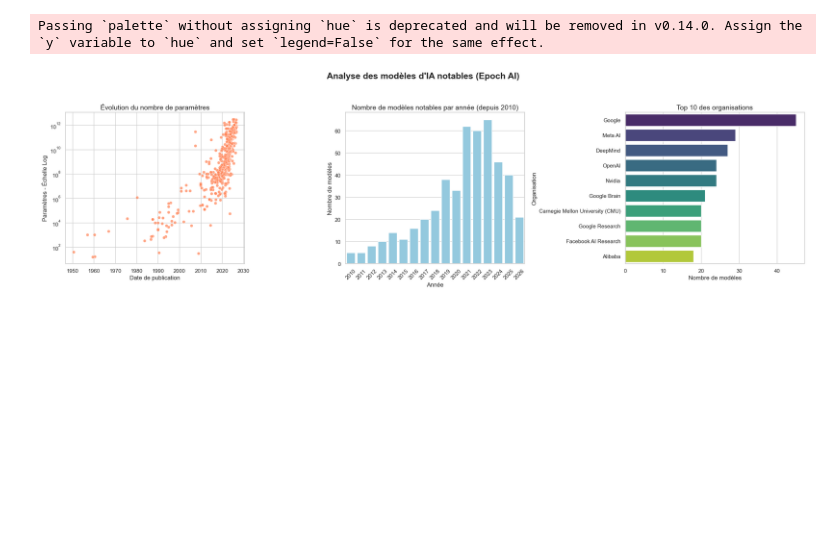
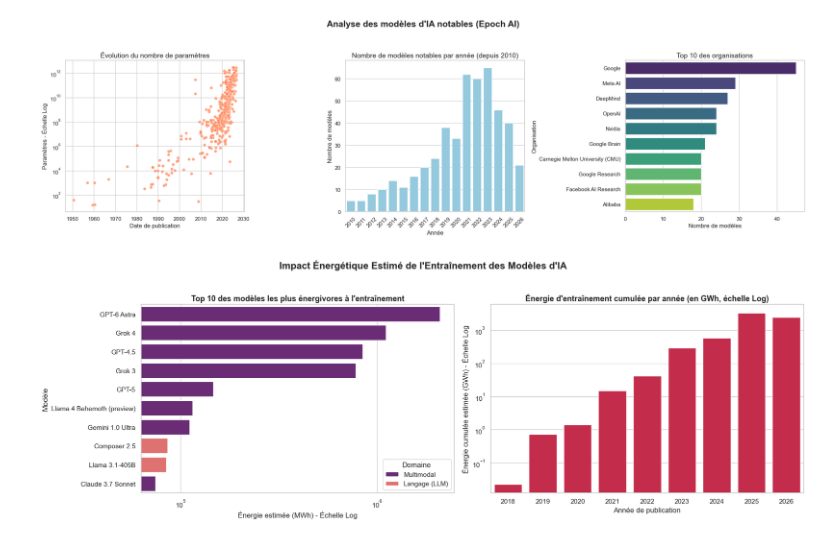
Before and after one commit to DufaudSimon/Projet_Impact_IA_Generative, a Jupyter notebook: Data/Models/Entraînement_des_modèles_évolution/Code_graphiques.ipynb, the cells around one changed output. Cells and saved outputs as stored; diff of their text form; code cells hidden in the pictures; blank space fills up the shorter version.

```diff
--- a/Data/Models/Entraînement_des_modèles_évolution/Code_graphiques.ipynb
+++ b/Data/Models/Entraînement_des_modèles_évolution/Code_graphiques.ipynb
@@ -48,7 +48,7 @@ ax3 = axes[2]
 if col_org in df.columns:
     orgs = df[col_org].dropna().str.split(',').explode().str.strip()
     top_orgs = orgs.value_counts().head(10)
-    sns.barplot(y=top_orgs.index, x=top_orgs.values, palette='viridis', ax=ax3)
+    sns.barplot(y=top_orgs.index, x=top_orgs.values, hue=top_orgs.index, palette='viridis', legend=False, ax=ax3)
     ax3.set_title('Top 10 des organisations', fontsize=14)
     ax3.set_xlabel('Nombre de modèles')
     ax3.set_ylabel('Organisation')
@@ -57,7 +57,6 @@ if col_org in df.columns:
 plt.tight_layout()
 plt.show()
 # %% [output]
-Passing `palette` without assigning `hue` is deprecated and will be removed in v0.14.0. Assign the `y` variable to `hue` and set `legend=False` for the same effect.
 [figure]
 # %%
 import pandas as pd
@@ -178,3 +177,64 @@ fig.update_yaxes(showgrid=True, gridwidth=1, gridcolor='LightGray')
 
 # Affichage direct (sans sauvegarde)
 fig.show()
+# %%
+import pandas as pd
+import numpy as np
+import matplotlib.pyplot as plt
+import seaborn as sns
+
+sns.set_theme(style="whitegrid")
+df = pd.read_csv('notable_ai_models_propre.csv')
+df['Publication date'] = pd.to_datetime(df['Publication date'], errors='coerce')
+df = df.dropna(subset=['Publication date'])
+df['Year'] = df['Publication date'].dt.year
+
+# Conversion des FLOP en MWh estimés (Hypothèse : ~4.5e20 FLOP par MWh avec PUE de 1.2)
+df['Energy_MWh'] = df['Training compute (FLOP)'] / 4.5e20
+
+# Catégorisation du domaine principal pour clarifier la lecture
+def categorize_domain(dom):
+    if pd.isna(dom): return 'Autre'
+    dom_str = str(dom)
+    if 'Multimodal' in dom_str or ('Language' in dom_str and 'Vision' in dom_str):
+        return 'Multimodal'
+    elif 'Language' in dom_str:
+        return 'Langage (LLM)'
+    elif 'Vision' in dom_str or 'Image' in dom_str or 'Video' in dom_str:
+        return 'Vision & Image'
+    elif 'Biology' in dom_str or 'Earth' in dom_str:
+        return 'Sciences (Bio/Climat)'
+    else:
+        return 'Autre (Jeux, Audio...)'
+
+df['Main_Domain'] = df['Domain'].apply(categorize_domain)
+
+fig, axes = plt.subplots(1, 2, figsize=(18, 6))
+fig.suptitle("Impact Énergétique Estimé de l'Entraînement des Modèles d'IA", fontsize=16, fontweight='bold', y=1.03)
+
+# Graphique 1 : Top 10 des modèles les plus énergivores
+top10_energy = df.sort_values(by='Energy_MWh', ascending=False).head(10)
+sns.barplot(
+    data=top10_energy, y='Model', x='Energy_MWh',
+    hue='Main_Domain', dodge=False, palette='magma', ax=axes[0]
+)
+axes[0].set_xscale('log')
+axes[0].set_title("Top 10 des modèles les plus énergivores à l'entraînement", fontsize=13, fontweight='bold')
+axes[0].set_xlabel("Énergie estimée (MWh) - Échelle Log")
+axes[0].set_ylabel("Modèle")
+axes[0].legend(title="Domaine", loc="lower right")
+
+# Graphique 2 : Énergie d'entraînement cumulée par année depuis 2018 (en GWh)
+yearly_energy = df[df['Year'] >= 2018].groupby('Year')['Energy_MWh'].sum().reset_index()
+yearly_energy['Energy_GWh'] = yearly_energy['Energy_MWh'] / 1000.0
+
+sns.barplot(data=yearly_energy, x='Year', y='Energy_GWh', color='crimson', ax=axes[1])
+axes[1].set_yscale('log')
+axes[1].set_title("Énergie d'entraînement cumulée par année (en GWh, échelle Log)", fontsize=13, fontweight='bold')
+axes[1].set_xlabel("Année de publication")
+axes[1].set_ylabel("Énergie cumulée estimée (GWh) - Échelle Log")
+
+plt.tight_layout()
+plt.show()
+# %% [output]
+[figure, added]
```
Also changed, not shown: parts of 3 cells of this notebook.
